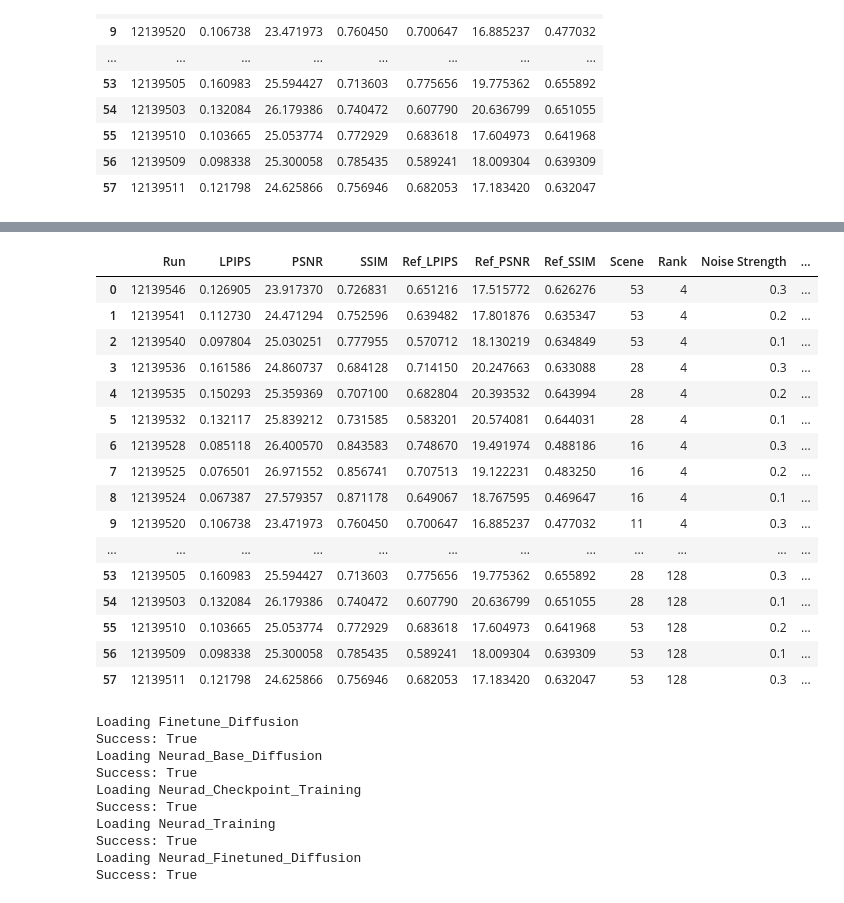
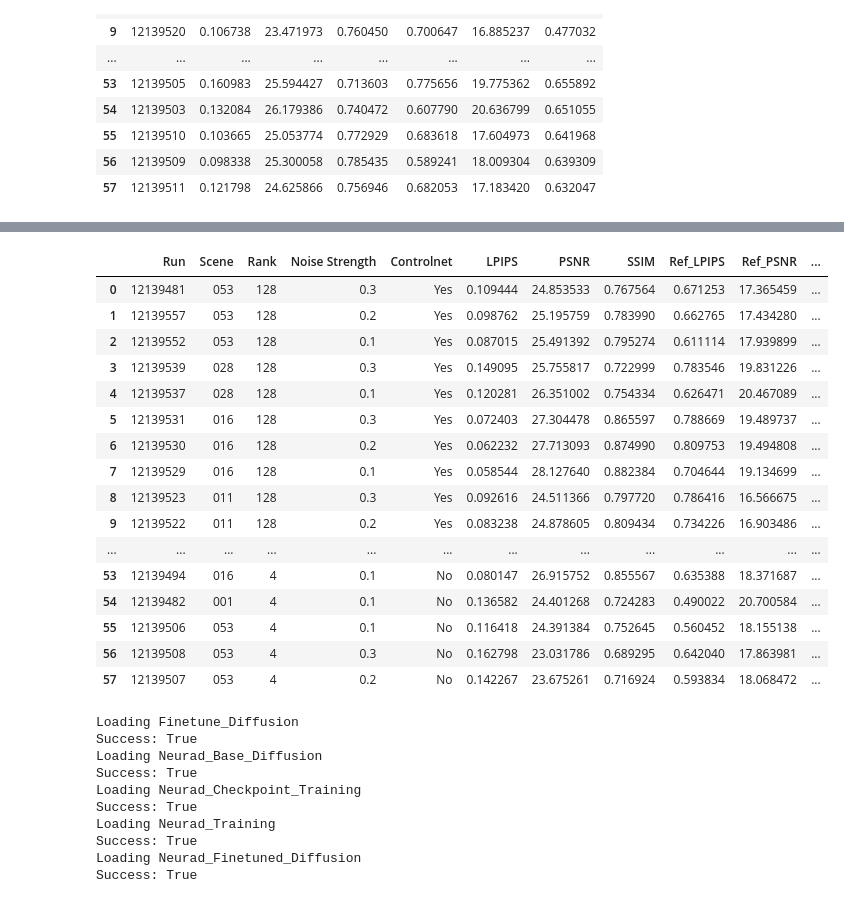
Before and after one commit to gasparyanartur/neurad-diffusion, a Jupyter notebook: experiments/metrics.ipynb, the cells around one changed output, grey strips where cells are left out. Cells and saved outputs as stored; diff of their text form; code cells hidden in the pictures.

Commit message:
update experiments

```diff
--- a/experiments/metrics.ipynb
+++ b/experiments/metrics.ipynb
@@ -216,9 +216,9 @@ def get_best_metrics(experiment_name, reference_metric: str):
     return frame
 
 
-ex_experiment = "Finetune_Diffusion"
+ex_experiment_name = "Finetune_Diffusion"
 ex_metric = "LPIPS"
-best_metrics = get_best_metrics(ex_experiment, ex_metric)
+best_metrics = get_best_metrics(ex_experiment_name, ex_metric)
 best_metrics
 # %% [output]
 |  | Run | LPIPS | PSNR | SSIM | Ref_LPIPS | Ref_PSNR | Ref_SSIM |
@@ -244,7 +244,10 @@ def get_metas_for_experiment(experiment_name):
     if not path.exists():
         return None
 
-    return pd.read_csv(path)
+    frame = pd.read_csv(path)
+    if "Scene" in frame.columns:
+        frame["Scene"] = frame["Scene"].apply(lambda x: f"{x:03d}")
+    return frame
 
 for experiment_name in experiment_names:
     metas = get_metas_for_experiment(experiment_name)
@@ -253,7 +256,7 @@ for experiment_name in experiment_names:
     else:
         print(f"No metas for {experiment_name}")
 
-ex_metas = get_metas_for_experiment(ex_experiment)
+ex_metas = get_metas_for_experiment(ex_experiment_name)
 ex_metas
 # %% [output]
 Finetune_Diffusion - ['Run', 'Scene', 'Rank', 'Noise Strength', 'Controlnet']
@@ -281,27 +284,27 @@ Neurad_Finetuned_Diffusion - ['Run', 'Scene']
 # %%
 def combine_metrics_and_metas(experiment_name, metrics, metas):
-    return pd.merge(metrics, metas, on="Run")
+    return pd.merge(metas, metrics, on="Run")
 
-ex_combined = combine_metrics_and_metas(ex_experiment, best_metrics, ex_metas)
+ex_combined = combine_metrics_and_metas(ex_experiment_name, best_metrics, ex_metas)
 ex_combined
 # %% [output]
-|  | Run | LPIPS | PSNR | SSIM | Ref_LPIPS | Ref_PSNR | Ref_SSIM | Scene | Rank | Noise Strength | ... |
-| 0 | 12139546 | 0.126905 | 23.917370 | 0.726831 | 0.651216 | 17.515772 | 0.626276 | 53 | 4 | 0.3 | ... |
-| 1 | 12139541 | 0.112730 | 24.471294 | 0.752596 | 0.639482 | 17.801876 | 0.635347 | 53 | 4 | 0.2 | ... |
-| 2 | 12139540 | 0.097804 | 25.030251 | 0.777955 | 0.570712 | 18.130219 | 0.634849 | 53 | 4 | 0.1 | ... |
-| 3 | 12139536 | 0.161586 | 24.860737 | 0.684128 | 0.714150 | 20.247663 | 0.633088 | 28 | 4 | 0.3 | ... |
-| 4 | 12139535 | 0.150293 | 25.359369 | 0.707100 | 0.682804 | 20.393532 | 0.643994 | 28 | 4 | 0.2 | ... |
-| 5 | 12139532 | 0.132117 | 25.839212 | 0.731585 | 0.583201 | 20.574081 | 0.644031 | 28 | 4 | 0.1 | ... |
-| 6 | 12139528 | 0.085118 | 26.400570 | 0.843583 | 0.748670 | 19.491974 | 0.488186 | 16 | 4 | 0.3 | ... |
-| 7 | 12139525 | 0.076501 | 26.971552 | 0.856741 | 0.707513 | 19.122231 | 0.483250 | 16 | 4 | 0.2 | ... |
-| 8 | 12139524 | 0.067387 | 27.579357 | 0.871178 | 0.649067 | 18.767595 | 0.469647 | 16 | 4 | 0.1 | ... |
-| 9 | 12139520 | 0.106738 | 23.471973 | 0.760450 | 0.700647 | 16.885237 | 0.477032 | 11 | 4 | 0.3 | ... |
+|  | Run | Scene | Rank | Noise Strength | Controlnet | LPIPS | PSNR | SSIM | Ref_LPIPS | Ref_PSNR | ... |
+| 0 | 12139481 | 053 | 128 | 0.3 | Yes | 0.109444 | 24.853533 | 0.767564 | 0.671253 | 17.365459 | ... |
+| 1 | 12139557 | 053 | 128 | 0.2 | Yes | 0.098762 | 25.195759 | 0.783990 | 0.662765 | 17.434280 | ... |
+| 2 | 12139552 | 053 | 128 | 0.1 | Yes | 0.087015 | 25.491392 | 0.795274 | 0.611114 | 17.939899 | ... |
+| 3 | 12139539 | 028 | 128 | 0.3 | Yes | 0.149095 | 25.755817 | 0.722999 | 0.783546 | 19.831226 | ... |
+| 4 | 12139537 | 028 | 128 | 0.1 | Yes | 0.120281 | 26.351002 | 0.754334 | 0.626471 | 20.467089 | ... |
+| 5 | 12139531 | 016 | 128 | 0.3 | Yes | 0.072403 | 27.304478 | 0.865597 | 0.788669 | 19.489737 | ... |
+| 6 | 12139530 | 016 | 128 | 0.2 | Yes | 0.062232 | 27.713093 | 0.874990 | 0.809753 | 19.494808 | ... |
+| 7 | 12139529 | 016 | 128 | 0.1 | Yes | 0.058544 | 28.127640 | 0.882384 | 0.704644 | 19.134699 | ... |
+| 8 | 12139523 | 011 | 128 | 0.3 | Yes | 0.092616 | 24.511366 | 0.797720 | 0.786416 | 16.566675 | ... |
+| 9 | 12139522 | 011 | 128 | 0.2 | Yes | 0.083238 | 24.878605 | 0.809434 | 0.734226 | 16.903486 | ... |
 | ... | ... | ... | ... | ... | ... | ... | ... | ... | ... | ... | ... |
-| 53 | 12139505 | 0.160983 | 25.594427 | 0.713603 | 0.775656 | 19.775362 | 0.655892 | 28 | 128 | 0.3 | ... |
-| 54 | 12139503 | 0.132084 | 26.179386 | 0.740472 | 0.607790 | 20.636799 | 0.651055 | 28 | 128 | 0.1 | ... |
-| 55 | 12139510 | 0.103665 | 25.053774 | 0.772929 | 0.683618 | 17.604973 | 0.641968 | 53 | 128 | 0.2 | ... |
-| 56 | 12139509 | 0.098338 | 25.300058 | 0.785435 | 0.589241 | 18.009304 | 0.639309 | 53 | 128 | 0.1 | ... |
-| 57 | 12139511 | 0.121798 | 24.625866 | 0.756946 | 0.682053 | 17.183420 | 0.632047 | 53 | 128 | 0.3 | ... |
+| 53 | 12139494 | 016 | 4 | 0.1 | No | 0.080147 | 26.915752 | 0.855567 | 0.635388 | 18.371687 | ... |
+| 54 | 12139482 | 001 | 4 | 0.1 | No | 0.136582 | 24.401268 | 0.724283 | 0.490022 | 20.700584 | ... |
+| 55 | 12139506 | 053 | 4 | 0.1 | No | 0.116418 | 24.391384 | 0.752645 | 0.560452 | 18.155138 | ... |
+| 56 | 12139508 | 053 | 4 | 0.3 | No | 0.162798 | 23.031786 | 0.689295 | 0.642040 | 17.863981 | ... |
+| 57 | 12139507 | 053 | 4 | 0.2 | No | 0.142267 | 23.675261 | 0.716924 | 0.593834 | 18.068472 | ... |
 # %%
 def load_experiment(experiment_name, ref_metric: str = "LPIPS"):
     metrics = get_best_metrics(experiment_name, ref_metric)
```
Also changed, not shown: parts of 7 cells of this notebook, 5 other files.
